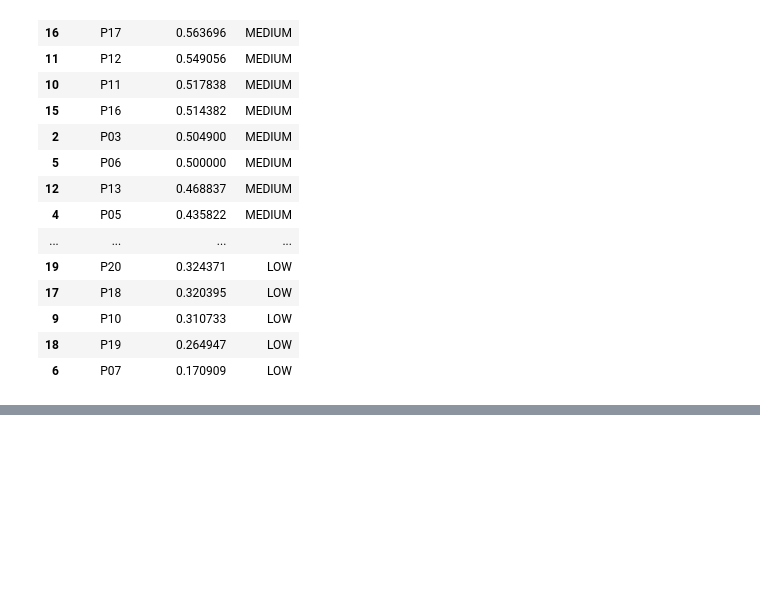
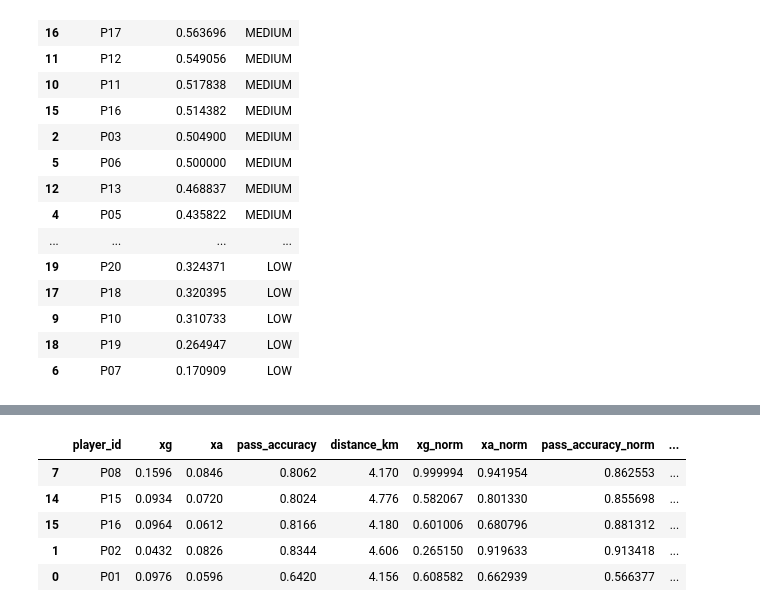
Before and after one commit to Adileakklc/player-performance-transfer-risk, a Jupyter notebook: notebooks/01_injury_risk_baseline.ipynb, the cells around one changed output, grey strips where cells are left out. Drawn from its saved outputs; the diff is of its cells as text; code cells hidden in the pictures; blank space fills up the shorter version.

```diff
--- a/notebooks/01_injury_risk_baseline.ipynb
+++ b/notebooks/01_injury_risk_baseline.ipynb
@@ -108,0 +157,34 @@ risk[["player_id", "injury_risk_score", "risk_label"]].sort_values("injury_risk_
+# %%
+recent_perf = (
+    match.sort_values("match_date")
+    .groupby("player_id")
+    .tail(5)
+    .groupby("player_id")
+    .agg({
+        "xg": "mean",
+        "xa": "mean",
+        "pass_accuracy": "mean",
+        "distance_km": "mean"
+    })
+    .reset_index()
+)
+
+# Normalize
+for c in ["xg", "xa", "pass_accuracy", "distance_km"]:
+    recent_perf[c+"_norm"] = (recent_perf[c] - recent_perf[c].min()) / (recent_perf[c].max() - recent_perf[c].min() + 1e-6)
+
+recent_perf["expected_contribution"] = (
+    0.4 * recent_perf["xg_norm"] +
+    0.3 * recent_perf["xa_norm"] +
+    0.2 * recent_perf["pass_accuracy_norm"] +
+    0.1 * recent_perf["distance_km_norm"]
+)
+
+recent_perf.sort_values("expected_contribution", ascending=False).head()
+# %% [output]
+|  | player_id | xg | xa | pass_accuracy | distance_km | xg_norm | xa_norm | pass_accuracy_norm | ... |
+| 7 | P08 | 0.1596 | 0.0846 | 0.8062 | 4.170 | 0.999994 | 0.941954 | 0.862553 | ... |
+| 14 | P15 | 0.0934 | 0.0720 | 0.8024 | 4.776 | 0.582067 | 0.801330 | 0.855698 | ... |
+| 15 | P16 | 0.0964 | 0.0612 | 0.8166 | 4.180 | 0.601006 | 0.680796 | 0.881312 | ... |
+| 1 | P02 | 0.0432 | 0.0826 | 0.8344 | 4.606 | 0.265150 | 0.919633 | 0.913418 | ... |
+| 0 | P01 | 0.0976 | 0.0596 | 0.6420 | 4.156 | 0.608582 | 0.662939 | 0.566377 | ... |
```
Also changed, not shown: parts of 5 cells of this notebook, 11 other files.
